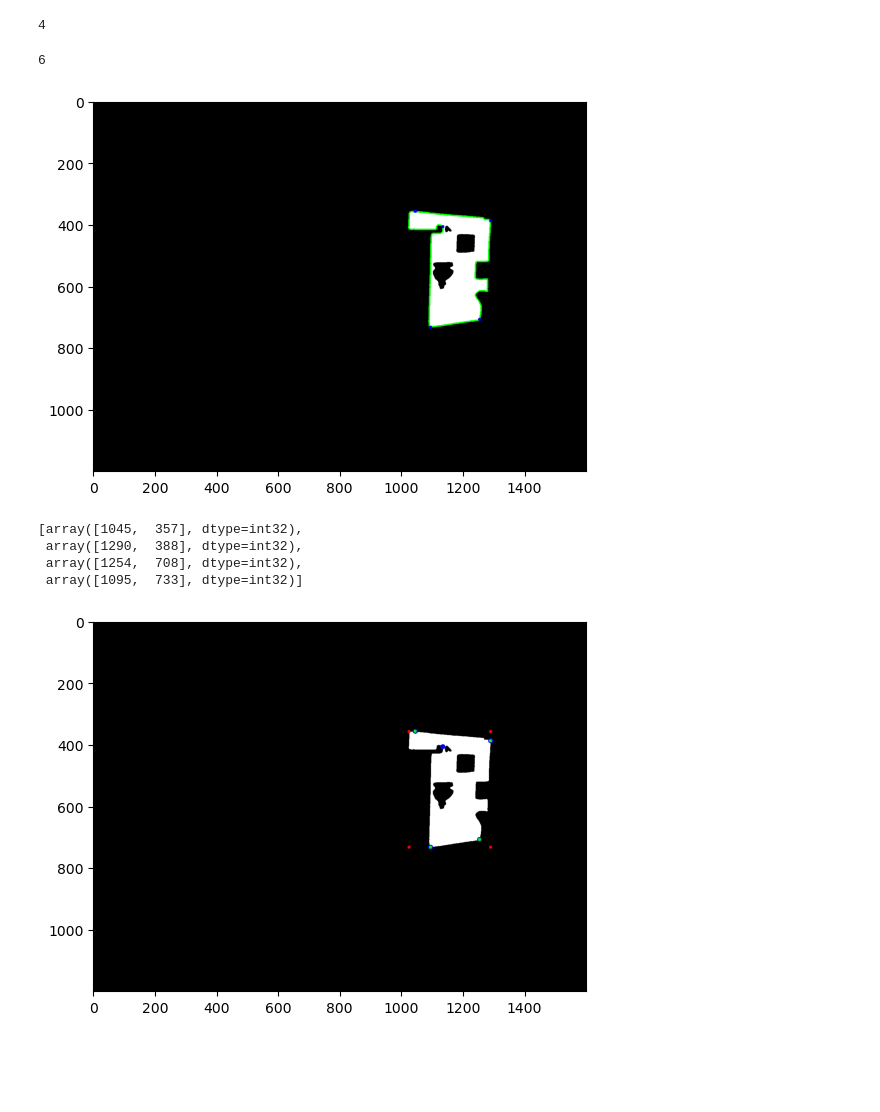
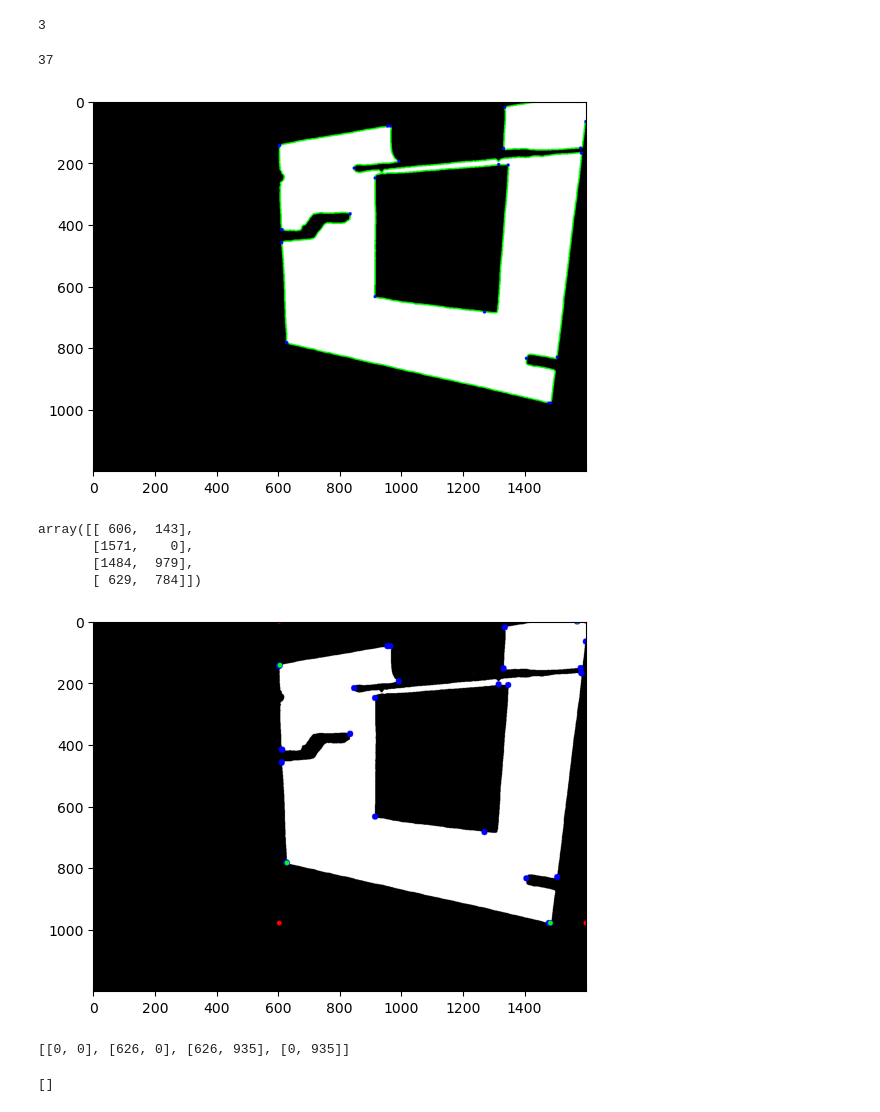
Before and after one commit to Karan-00-11/mfs, a Jupyter notebook: overlaying/exp2.ipynb, the cells around one changed output. Drawn from its saved outputs; the diff is of its cells as text; code cells hidden in the pictures; blank space fills up the shorter version.

Commit message:
solved the contour issue, for split masks

```diff
--- a/overlaying/exp2.ipynb
+++ b/overlaying/exp2.ipynb
@@ -67,12 +67,12 @@ def find_peak_points(mask):
     msk = mask.copy()
     edge=cv2.Canny(msk, 30, 20)
     contours, hierarchy = cv2.findContours(edge, cv2.RETR_EXTERNAL, cv2.CHAIN_APPROX_NONE)
-
     ## separating the mask outline from all other unwanted contours
-    outline = contours[0]
-    for i in contours[1:]:
-        if outline.shape[0] < i.shape[0]:
-            outline = i
+    outline = []
+    for i in contours:
+        # print(len(i))
+        if i.shape[0] > 100:
+            outline.extend(i)
     # print(outline.shape)
 
     msk = cv2.drawContours(msk, outline, -1, (0, 255, 0), 3)
@@ -81,7 +81,7 @@ def find_peak_points(mask):
     for i in pp:
         msk = cv2.circle(msk, i[0], 5, (0, 0, 255), -1)
     plt.imshow(msk)
-    return pp
+    return np.array(pp)
 
 def pick_peak_pts(mask, pp):
     rect = find_rectangle_manually([mask])[0]
@@ -96,34 +96,38 @@ def pick_peak_pts(mask, pp):
 
     tmp = mask.copy()
     for i in pp:
-        tmp = cv2.circle(tmp, i, 8, (0, 0, 255), -1)
+        tmp = cv2.circle(tmp, i, 10, (0, 0, 255), -1)
     for i in range(4):
-        tmp = cv2.circle(tmp, rect[i], 5, (255, 0, 0), -1)
-        tmp = cv2.circle(tmp, new_rect[i], 5, (0, 255, 0), -1)
+        tmp = cv2.circle(tmp, rect[i], 8, (255, 0, 0), -1)
+        tmp = cv2.circle(tmp, new_rect[i], 8, (0, 255, 0), -1)
     plt.imshow(tmp)
 
-    return rect, new_rect
+    return rect, np.array(new_rect)
 # %%
-USER_IMG = 'img8'
+USER_IMG = 'img3'
 
 all_mask_paths = "../inputs/masks/{}".format(USER_IMG)
 all_masks = read_imgs(all_mask_paths)
 print(len(all_masks))
 # %% [output]
-4
+3
 # %%
-mask = all_masks[3]
+mask = all_masks[1]
 peak_pts = find_peak_points(mask).reshape([-1, 2])
 print(len(peak_pts))
 # %% [output]
-6
+37
-[figure, old version]
+[figure, new version]
 # %%
 rect, new_rect = pick_peak_pts(mask, peak_pts)
 new_rect
 # %% [output]
-[array([1045,  357], dtype=int32),
- array([1290,  388], dtype=int32),
- array([1254,  708], dtype=int32),
- array([1095,  733], dtype=int32)]
+array([[ 606,  143],
+       [1571,    0],
+       [1484,  979],
+       [ 629,  784]])
-[figure, old version]
+[figure, new version]
+# %%
+rect
+# %% [output]
+[[0, 0], [626, 0], [626, 935], [0, 935]]
@@ -129,0 +173,4 @@ new_rect
+# %%
+find_four_corners("", mask)
+# %% [output]
+[]
```
Also changed, not shown: parts of 1 cell of this notebook.
